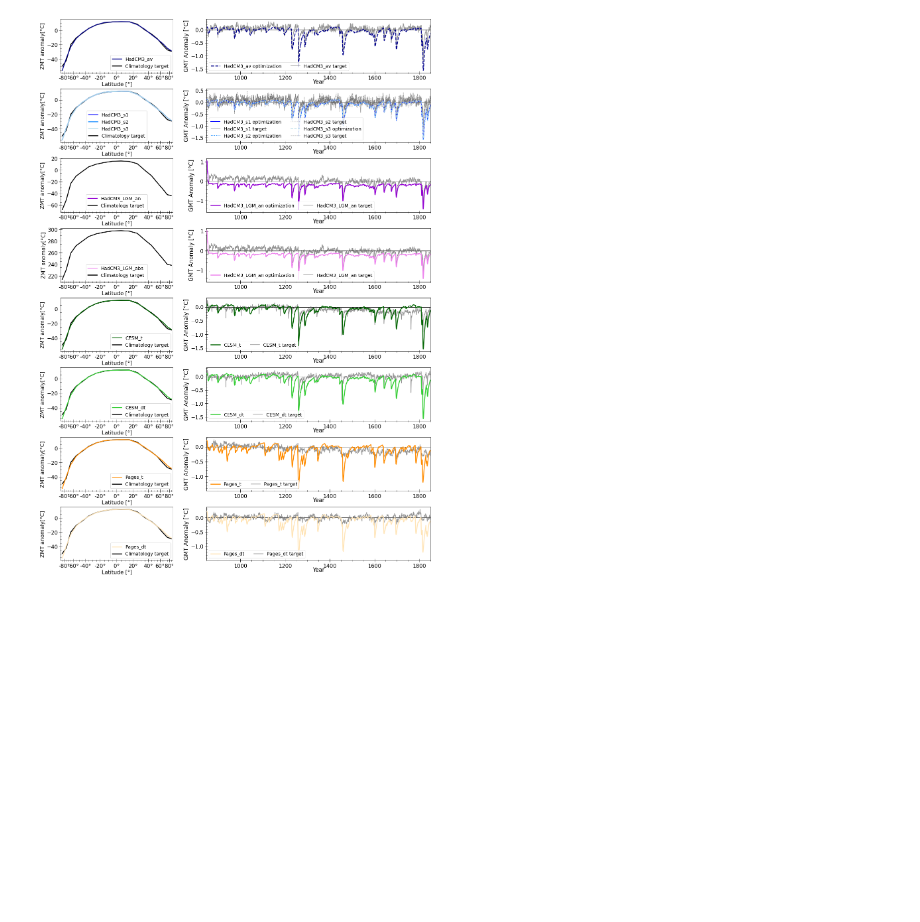
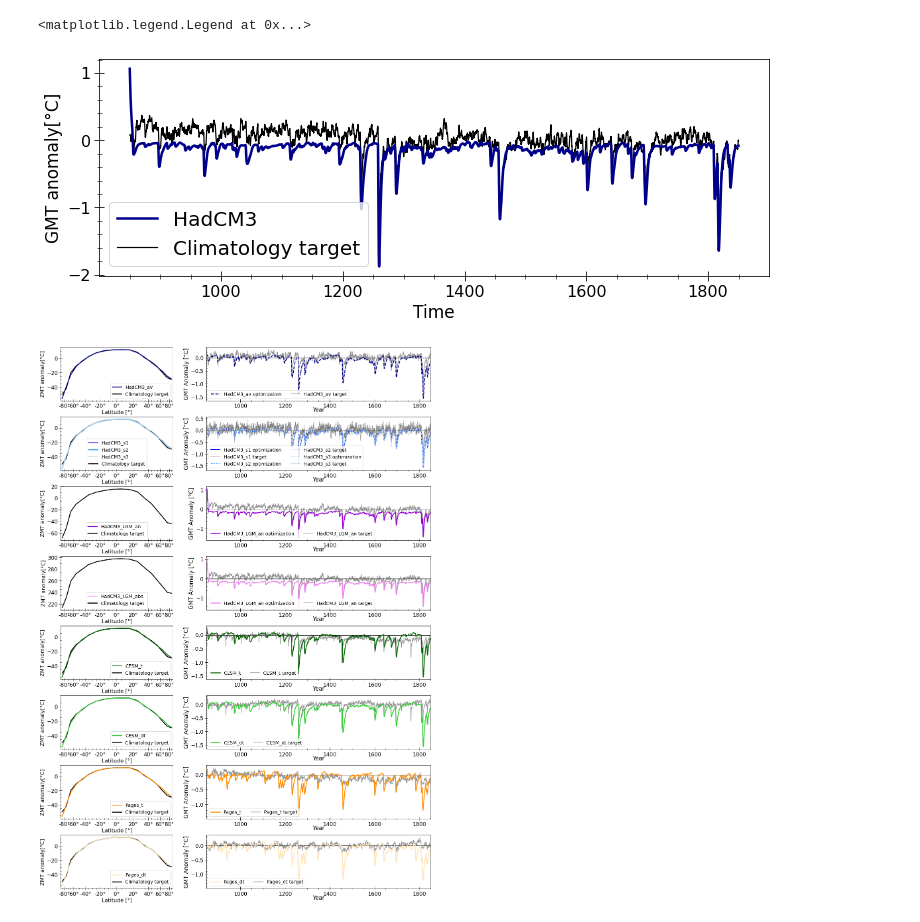
Before and after one commit to BenniSchmiedel/ZOEE, a Jupyter notebook: Plotting_Optimization.ipynb, the cells around one changed output. Drawn from its saved outputs; the diff is of its cells as text; code cells hidden in the pictures; blank space fills up the shorter version.

```diff
--- a/Plotting_Optimization.ipynb
+++ b/Plotting_Optimization.ipynb
@@ -97,3 +110,18 @@ plt.legend(fontsize=20)
+# %%
+plt.figure(figsize=(12,4))
+plt.plot(Time_HadCM3,data_dict_GMT['HadCM3_LGM_an'][:,2],color='darkblue',label='HadCM3',zorder=5)
+#plt.plot(np.deg2rad(Lat_10),ZMT_CESM[:,0],color='darkgreen',label='CESM',zorder=5)
+#plt.plot(np.deg2rad(Lat_10),ZMT_Pages[:,0],color='darkorange',label='Pages',zorder=5)
+plt.plot(Time_HadCM3,Target_HadCM3_LGM,'k',label='Climatology target',linewidth=1.2)
+#plt.xscale('latarea')
+plt.xlabel('Time',fontsize=17)
+plt.ylabel('GMT anomaly[°C]',fontsize=17)
+#plt.ylim(-36,28)
+plt.legend(fontsize=20)
+#plt.savefig('../Latex/Figures/Clima_opti.png',format='PNG',dpi=400,bbox_inches='tight',transparency=True)
+# %% [output]
+<matplotlib.legend.Legend at 0x...>
+[figure, added]
 # %%
 from matplotlib import colors
 cols=np.array(['darkblue','blue','dodgerblue','lightblue',
```
Also changed, not shown: parts of 4 cells of this notebook, 6 other files.
